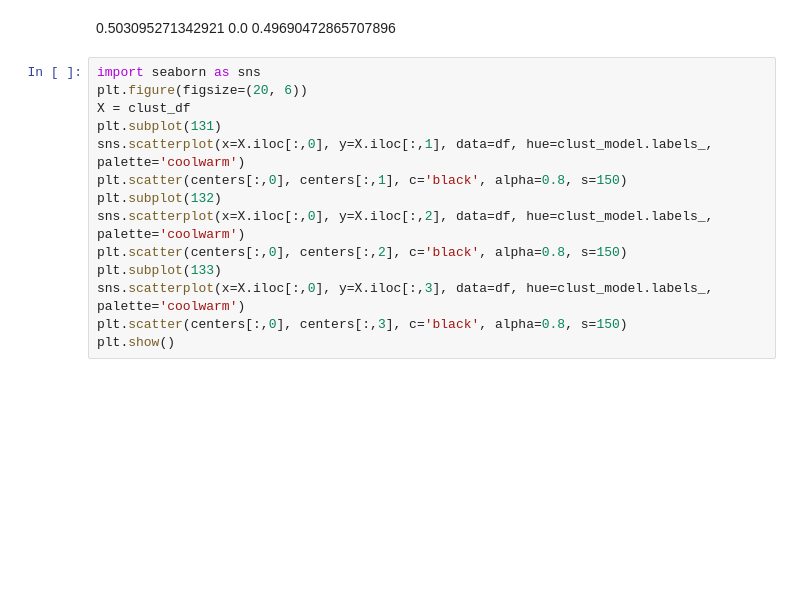
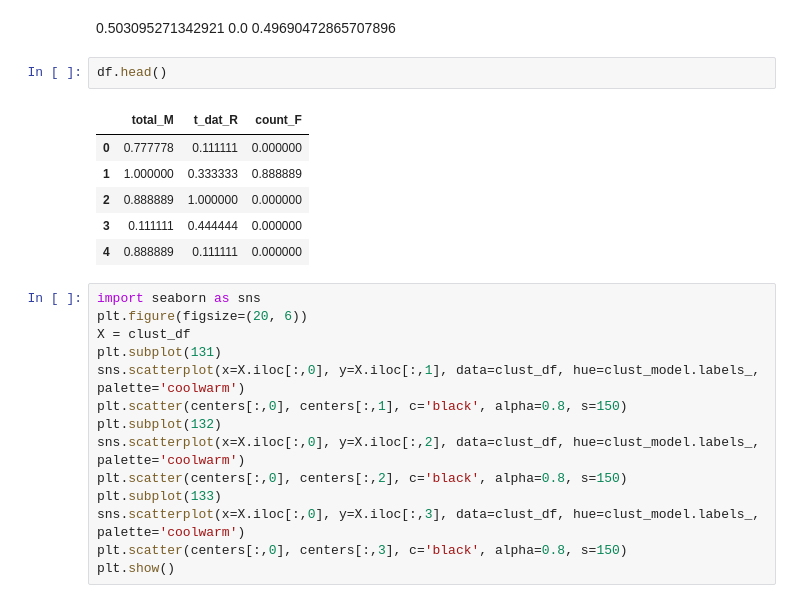
Before and after one commit to k-redstone/jupyter, a Jupyter notebook: weight.ipynb, the cells around one changed output. Saved outputs shown, nothing was run; the diff lists cells and outputs as text; blank space fills up the shorter version.

```diff
--- a/weight.ipynb
+++ b/weight.ipynb
@@ -162,17 +162,26 @@ print(w1, w2, w3)
 0.503095271342921 0.0 0.49690472865707896
 # %% [markdown]
 0.503095271342921 0.0 0.49690472865707896
+# %%
+df.head()
+# %% [output]
+|  | total_M | t_dat_R | count_F |
+| 0 | 0.777778 | 0.111111 | 0.000000 |
+| 1 | 1.000000 | 0.333333 | 0.888889 |
+| 2 | 0.888889 | 1.000000 | 0.000000 |
+| 3 | 0.111111 | 0.444444 | 0.000000 |
+| 4 | 0.888889 | 0.111111 | 0.000000 |
 # %%
 import seaborn as sns
 plt.figure(figsize=(20, 6))
 X = clust_df
 plt.subplot(131)
-sns.scatterplot(x=X.iloc[:,0], y=X.iloc[:,1], data=df, hue=clust_model.labels_, palette='coolwarm')
+sns.scatterplot(x=X.iloc[:,0], y=X.iloc[:,1], data=clust_df, hue=clust_model.labels_, palette='coolwarm')
 plt.scatter(centers[:,0], centers[:,1], c='black', alpha=0.8, s=150)
 plt.subplot(132)
-sns.scatterplot(x=X.iloc[:,0], y=X.iloc[:,2], data=df, hue=clust_model.labels_, palette='coolwarm')
+sns.scatterplot(x=X.iloc[:,0], y=X.iloc[:,2], data=clust_df, hue=clust_model.labels_, palette='coolwarm')
 plt.scatter(centers[:,0], centers[:,2], c='black', alpha=0.8, s=150)
 plt.subplot(133)
-sns.scatterplot(x=X.iloc[:,0], y=X.iloc[:,3], data=df, hue=clust_model.labels_, palette='coolwarm')
+sns.scatterplot(x=X.iloc[:,0], y=X.iloc[:,3], data=clust_df, hue=clust_model.labels_, palette='coolwarm')
 plt.scatter(centers[:,0], centers[:,3], c='black', alpha=0.8, s=150)
 plt.show()
```
Also changed, not shown: parts of 6 cells of this notebook, 5 other files.
